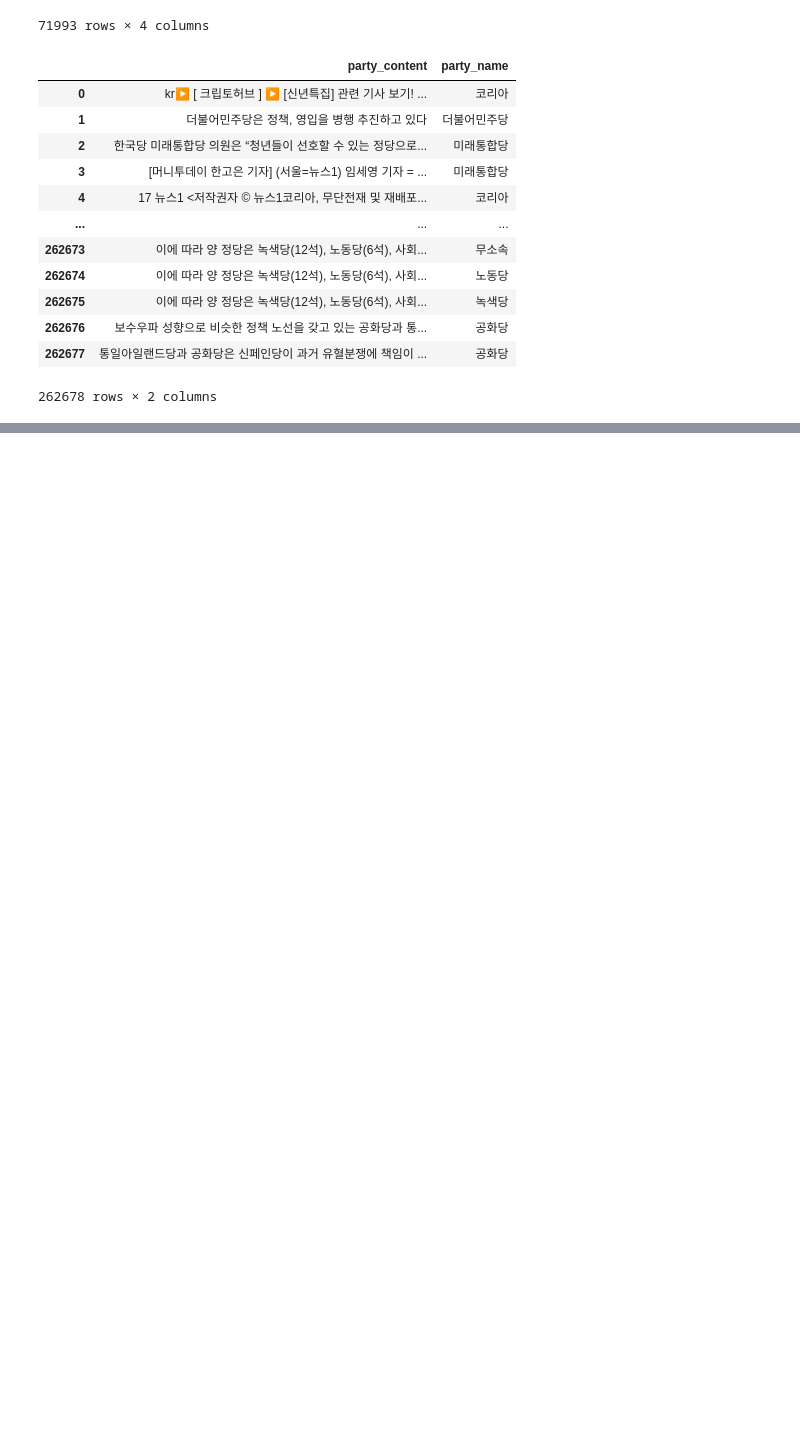
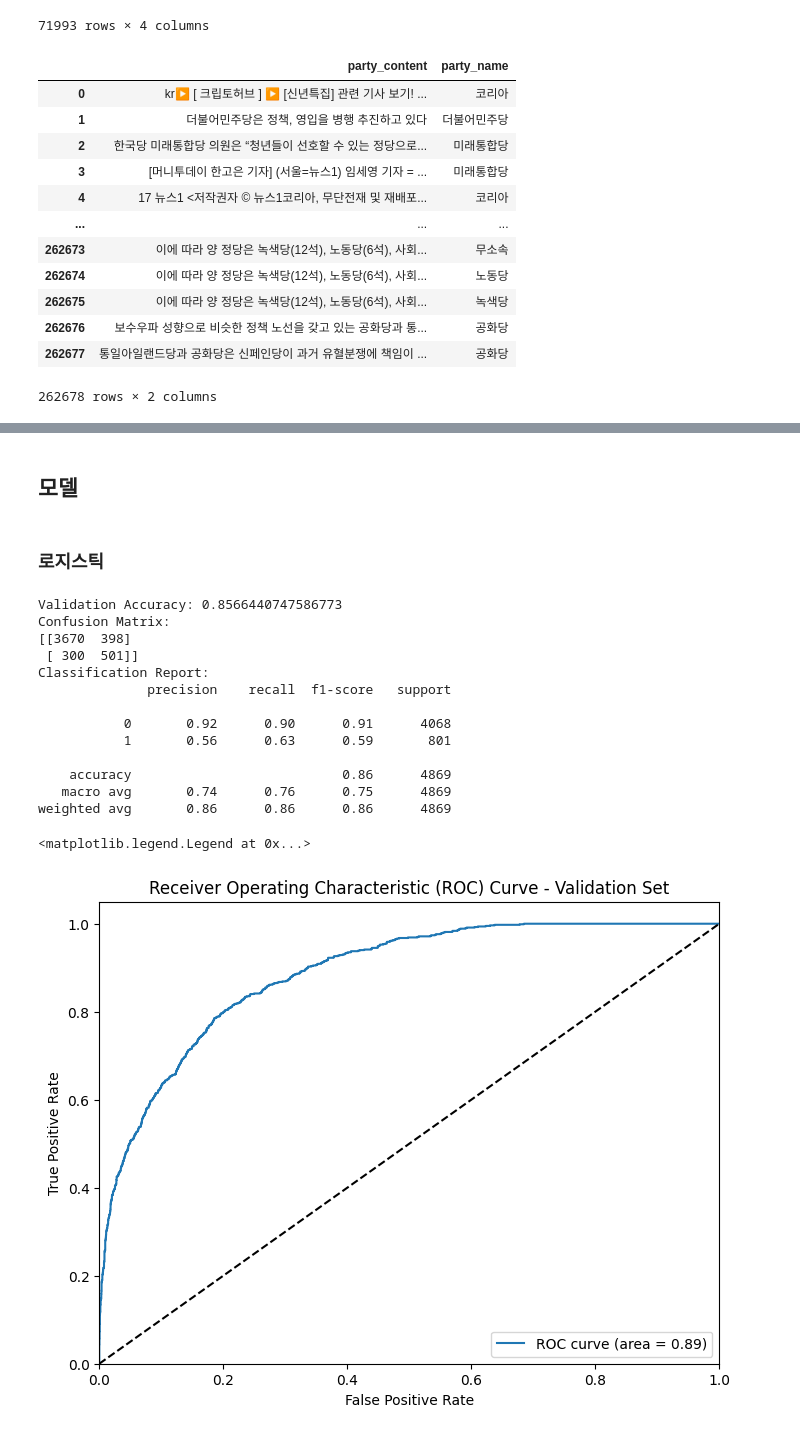
Before and after one commit to dbfla3831/STUDY, a Jupyter notebook: project/선거예측/news_2020_긍정부정_한글사전.ipynb, the cells around one changed output, grey strips where cells are left out. Cells and saved outputs as stored; diff of their text form; code cells hidden in the pictures; blank space fills up the shorter version.

```diff
--- a/project/선거예측/news_2020_당_후보_변경_긍정부정.ipynb
+++ b/project/선거예측/news_2020_긍정부정_한글사전.ipynb
@@ -556,0 +586,4 @@ senti_df.to_excel('./data/긍정부정_최종.xlsx', index = False)
+# %%
+from sklearn.model_selection import train_test_split
+
+X_train, X_val, y_train, y_val = train_test_split(X_train_tfidf, y_train, test_size = 0.2, random_state = 42)
@@ -556,0 +602,67 @@ senti_df.to_excel('./data/긍정부정_최종.xlsx', index = False)
+# %% [markdown]
+## 모델
+# %% [markdown]
+### 로지스틱
+# %%
+from sklearn.feature_extraction.text import TfidfVectorizer
+from sklearn.linear_model import LogisticRegression
+from sklearn.pipeline import Pipeline
+
+pipeline = Pipeline([
+#     ('tfidf', TfidfVectorizer()),  # TF-IDF 변환
+    ('clf', LogisticRegression())  # 로지스틱 회귀 분류기
+])
+
+pipeline.fit(X_resampled, y_resampled)
+
+# validation 세트에 대한 예측 결과 가져오기
+y_pred_val = pipeline.predict(X_val)
+# %%
+from sklearn.metrics import accuracy_score, classification_report, confusion_matrix, roc_curve, roc_auc_score
+import matplotlib.pyplot as plt
+
+# 정확도 계산
+accuracy_val = accuracy_score(y_val, y_pred_val)
+print("Validation Accuracy:", accuracy_val)
+
+# 혼동 행렬(confusion matrix) 계산
+conf_matrix = confusion_matrix(y_val, y_pred_val)
+print("Confusion Matrix:")
+print(conf_matrix)
+
+# 분류 보고서(classification report) 출력
+class_report = classification_report(y_val, y_pred_val)
+print("Classification Report:")
+print(class_report)
+
+# ROC 곡선 및 AUC 계산
+y_pred_proba_val = pipeline.predict_proba(X_val)[:, 1]  # 양성 클래스에 대한 확률 추출
+fpr_val, tpr_val, thresholds_val = roc_curve(y_val, y_pred_proba_val)
+roc_auc_val = roc_auc_score(y_val, y_pred_proba_val)
+
+# ROC 곡선 그리기
+plt.figure(figsize=(8, 6))
+plt.plot(fpr_val, tpr_val, label='ROC curve (area = %0.2f)' % roc_auc_val)
+plt.plot([0, 1], [0, 1], 'k--')  # 랜덤 모델의 ROC 곡선
+plt.xlim([0.0, 1.0])
+plt.ylim([0.0, 1.05])
+plt.xlabel('False Positive Rate')
+plt.ylabel('True Positive Rate')
+plt.title('Receiver Operating Characteristic (ROC) Curve - Validation Set')
+plt.legend(loc="lower right")
+# %% [output]
+Validation Accuracy: 0.8566440747586773
+Confusion Matrix:
+[[3670  398]
+ [ 300  501]]
+Classification Report:
+              precision    recall  f1-score   support
+
+           0       0.92      0.90      0.91      4068
+           1       0.56      0.63      0.59       801
+
+    accuracy                           0.86      4869
+   macro avg       0.74      0.76      0.75      4869
+weighted avg       0.86      0.86      0.86      4869
+<matplotlib.legend.Legend at 0x...>
+[figure, added]
```
Also changed, not shown: parts of 37 cells of this notebook, 14 other files.
